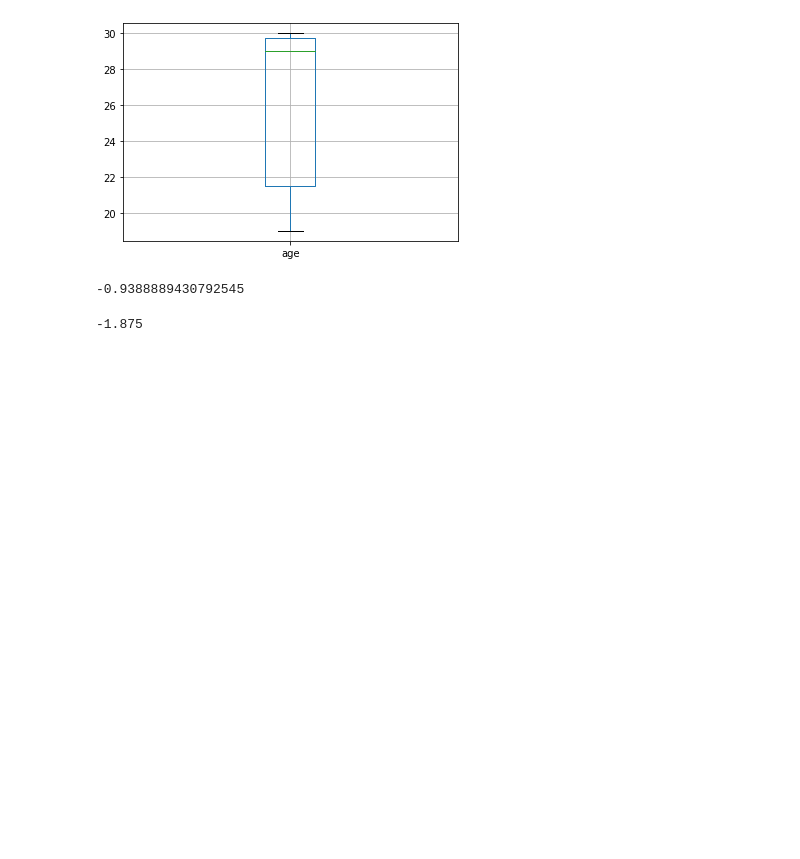
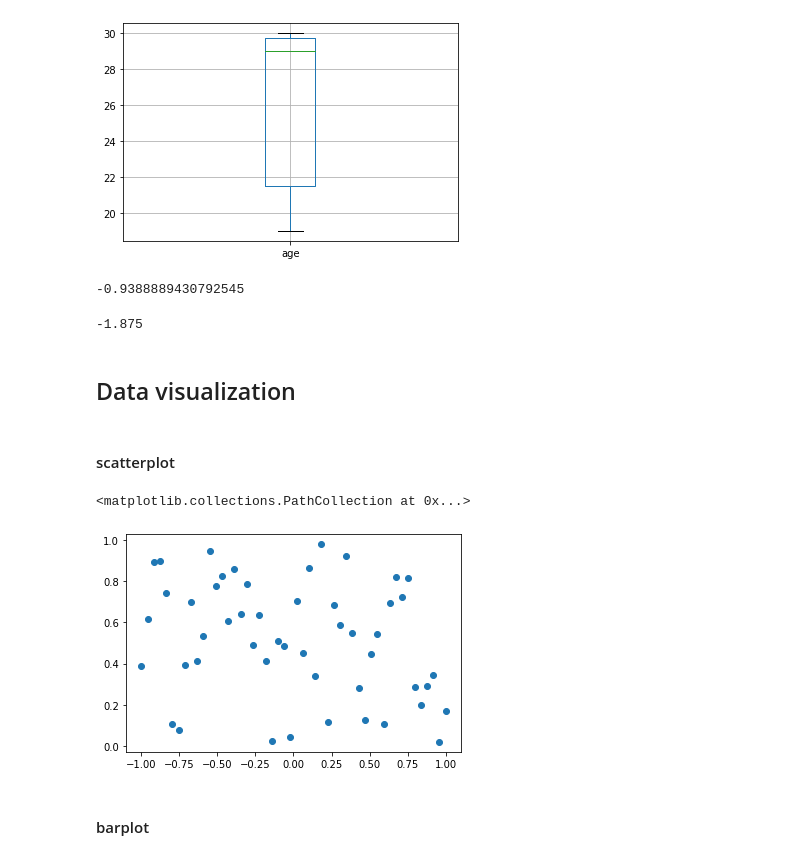
Before and after one commit to AgnesGru/Statistics_in_Python, a Jupyter notebook: Data Analysis.ipynb, the cells around one changed output. Cells and saved outputs as stored; diff of their text form; code cells hidden in the pictures; blank space fills up the shorter version.

Commit message:
visualisation and analysis

```diff
--- a/Data Analysis.ipynb
+++ b/Data Analysis.ipynb
@@ -189,3 +192,14 @@ df.age.skew()
 df.age.kurt() # positive curtosis = ostry pik a negative curtosis = płaski rozkład
 # %% [output]
 -1.875
+# %% [markdown]
+## Data visualization
+# %% [markdown]
+#### scatterplot
+# %%
+plt.scatter(np.linspace(-1,1,50), np.random.random(50))
+# %% [output]
+<matplotlib.collections.PathCollection at 0x...>
+[figure, added]
+# %% [markdown]
+#### barplot
```
Also changed, not shown: parts of 9 cells of this notebook, 3 other files.
